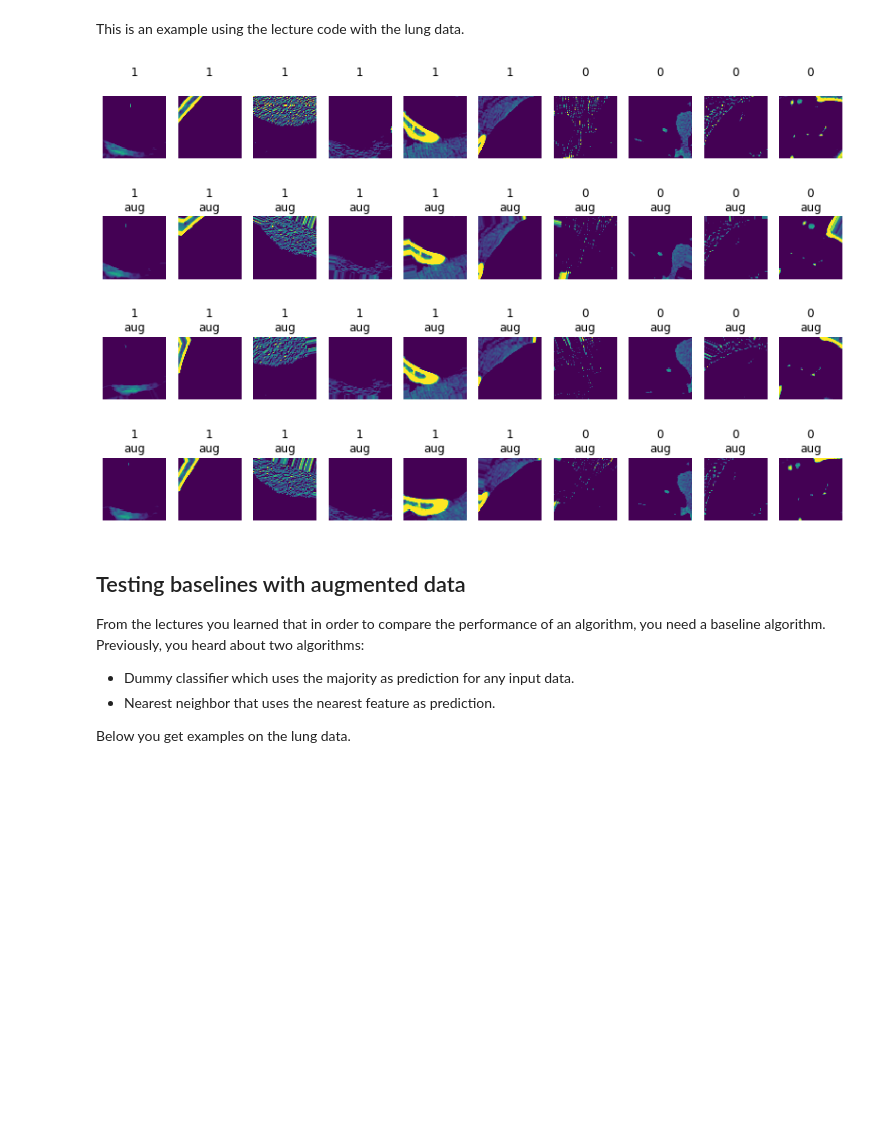
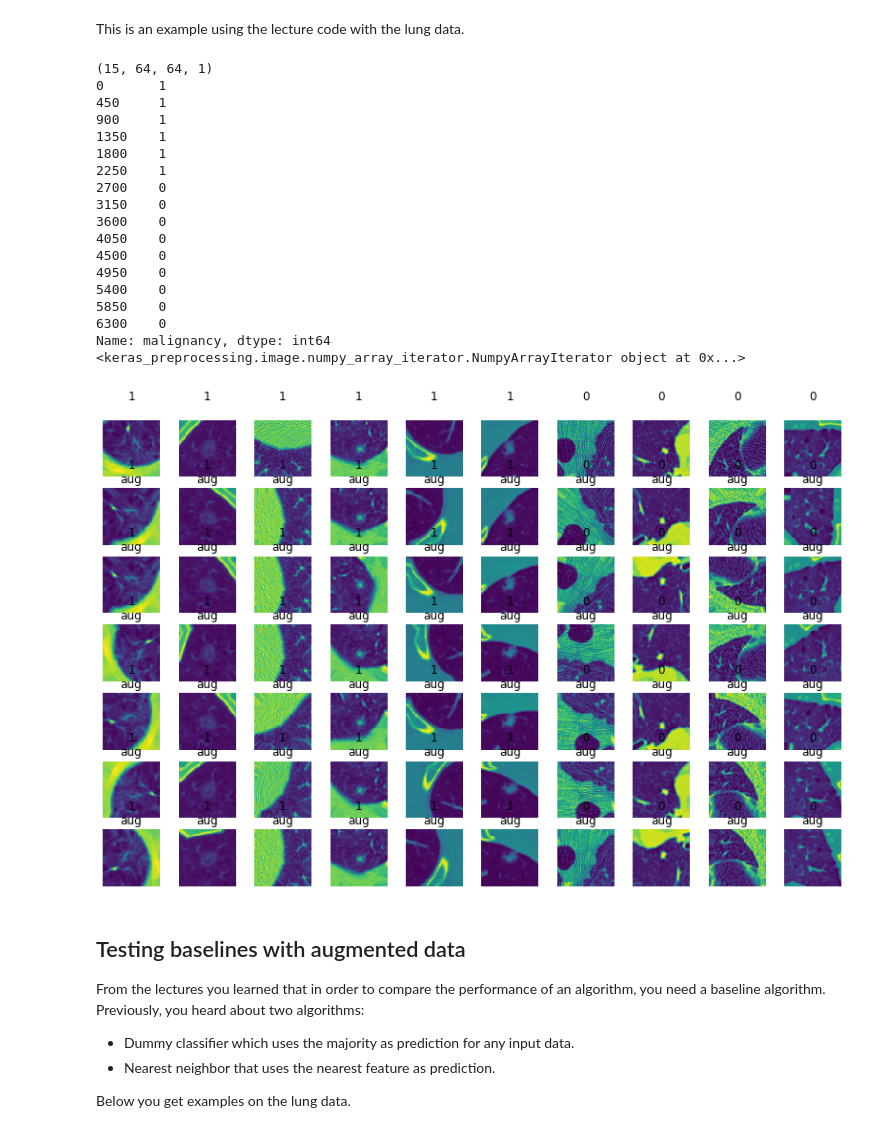
Before and after one commit to kmader/Quantitative-Big-Imaging-2019, a Jupyter notebook: Exercises/03-augmentation/03-AugmentationExercise_solutions.ipynb, the cells around one changed output. Drawn from its saved outputs; the diff is of its cells as text; code cells hidden in the pictures; blank space fills up the shorter version.

```diff
--- a/Exercises/03-augmentation/03-AugmentationExercise_solutions.ipynb
+++ b/Exercises/03-augmentation/03-AugmentationExercise_solutions.ipynb
@@ -72,11 +76,11 @@ img_aug = ImageDataGenerator(
     samplewise_center=False,
     zca_whitening=False,
     zca_epsilon=1e-06,
-    rotation_range=30.0,
-    width_shift_range=0.1,
-    height_shift_range=0.1,
-    shear_range=0.1,
-    zoom_range=0.1,
+    rotation_range=120.0,
+    width_shift_range=0,
+    height_shift_range=0,
+    shear_range=0,
+    zoom_range=0,
     fill_mode='nearest',
     horizontal_flip=False,
     vertical_flip=False
@@ -86,27 +90,54 @@ This is an example using the lecture code with the lung data.
 # %%
 import numpy as np
 import matplotlib.pyplot as plt
 from keras.datasets import mnist
 %matplotlib inline
 
+# take 15 images at large intervals from each other and add dimension
 tiles = np.expand_dims(img[0:6500:450], -1)
+print(tiles.shape)
+
+# get labels for the 15 slices which have taken
 tileLabels = labels.malignancy[0:6500:450]
-fig, m_axs = plt.subplots(4, 10, figsize=(14, 9))
+print(tileLabels)
+
+fig, m_axs = plt.subplots(7, 10, figsize=(14, 9))
+
 # setup augmentation
 img_aug.fit(tiles)
 real_aug = img_aug.flow(tiles[:10], tileLabels[:10], shuffle=False)
-for c_axs, do_augmentation in zip(m_axs, [False, True, True, True]):
+
+print(real_aug)
+for c_axs, do_augmentation in zip(m_axs, [False, True, True, True, True, True, True]): # first row is original data, then augmented
     if do_augmentation:
         img_batch, label_batch = next(real_aug)
     else:
         img_batch, label_batch = tiles, tileLabels
     for c_ax, c_img, c_label in zip(c_axs, img_batch, label_batch):
-        c_ax.imshow(c_img[:, :, 0], cmap='viridis', vmin=0, vmax=255)
+        c_ax.imshow(c_img[:, :, 0], cmap='viridis')
         c_ax.set_title('{}\n{}'.format(
             c_label, 'aug' if do_augmentation else ''))
         c_ax.axis('off')
 # %% [output]
+(15, 64, 64, 1)
+0       1
+450     1
+900     1
+1350    1
+1800    1
+2250    1
+2700    0
+3150    0
+3600    0
+4050    0
+4500    0
+4950    0
+5400    0
+5850    0
+6300    0
+Name: malignancy, dtype: int64
+<keras_preprocessing.image.numpy_array_iterator.NumpyArrayIterator object at 0x...>
-[figure, old version]
+[figure, new version]
 # %% [markdown]
 ## Testing baselines with augmented data
 From the lectures you learned that in order to compare the performance of an algorithm, you need a baseline algorithm. Previously, you heard about two algorithms:
```
Also changed, not shown: parts of 27 cells of this notebook.
